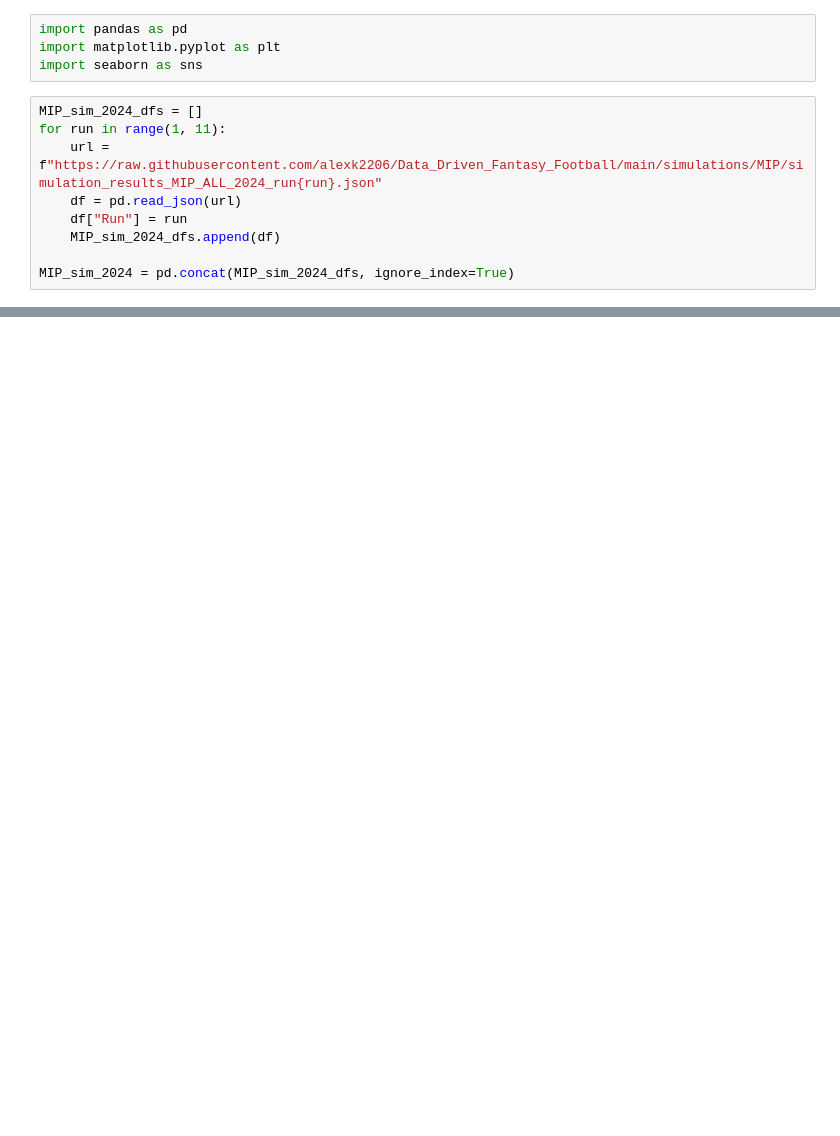
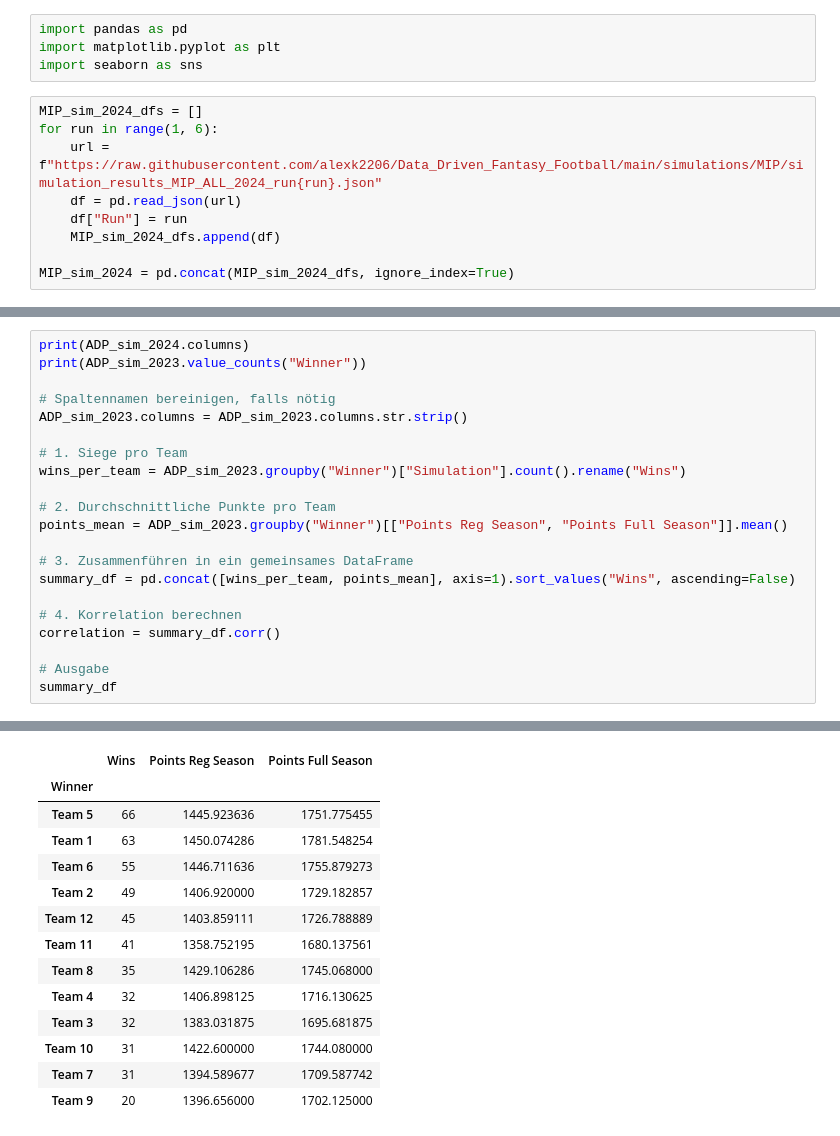
Before and after one commit to alexk2206/Data_Driven_Fantasy_Football, a Jupyter notebook: Evaluation.ipynb, the cells around one changed output, grey strips where cells are left out. Drawn from its saved outputs; the diff is of its cells as text; blank space fills up the shorter version.

```diff
--- a/Evaluation.ipynb
+++ b/Evaluation.ipynb
@@ -6,7 +6,7 @@ import matplotlib.pyplot as plt
 import seaborn as sns
 # %%
 MIP_sim_2024_dfs = []
-for run in range(1, 11):
+for run in range(1, 6):
     url = f"https://raw.githubusercontent.com/alexk2206/Data_Driven_Fantasy_Football/main/simulations/MIP/simulation_results_MIP_ALL_2024_run{run}.json"
     df = pd.read_json(url)
     df["Run"] = run
@@ -140,0 +99,22 @@ Passing `palette` without assigning `hue` is deprecated and will be removed in v
+# %%
+print(ADP_sim_2024.columns)
+print(ADP_sim_2023.value_counts("Winner"))
+
+# Spaltennamen bereinigen, falls nötig
+ADP_sim_2023.columns = ADP_sim_2023.columns.str.strip()
+
+# 1. Siege pro Team
+wins_per_team = ADP_sim_2023.groupby("Winner")["Simulation"].count().rename("Wins")
+
+# 2. Durchschnittliche Punkte pro Team
+points_mean = ADP_sim_2023.groupby("Winner")[["Points Reg Season", "Points Full Season"]].mean()
+
+# 3. Zusammenführen in ein gemeinsames DataFrame
+summary_df = pd.concat([wins_per_team, points_mean], axis=1).sort_values("Wins", ascending=False)
+
+# 4. Korrelation berechnen
+correlation = summary_df.corr()
+
+# Ausgabe
+summary_df
+# %% [output]
@@ -140,0 +138,14 @@ Passing `palette` without assigning `hue` is deprecated and will be removed in v
+|  | Wins | Points Reg Season | Points Full Season |
+| Winner |  |  |  |
+| Team 5 | 66 | 1445.923636 | 1751.775455 |
+| Team 1 | 63 | 1450.074286 | 1781.548254 |
+| Team 6 | 55 | 1446.711636 | 1755.879273 |
+| Team 2 | 49 | 1406.920000 | 1729.182857 |
+| Team 12 | 45 | 1403.859111 | 1726.788889 |
+| Team 11 | 41 | 1358.752195 | 1680.137561 |
+| Team 8 | 35 | 1429.106286 | 1745.068000 |
+| Team 4 | 32 | 1406.898125 | 1716.130625 |
+| Team 3 | 32 | 1383.031875 | 1695.681875 |
+| Team 10 | 31 | 1422.600000 | 1744.080000 |
+| Team 7 | 31 | 1394.589677 | 1709.587742 |
+| Team 9 | 20 | 1396.656000 | 1702.125000 |
```
Also changed, not shown: parts of 10 cells of this notebook.
